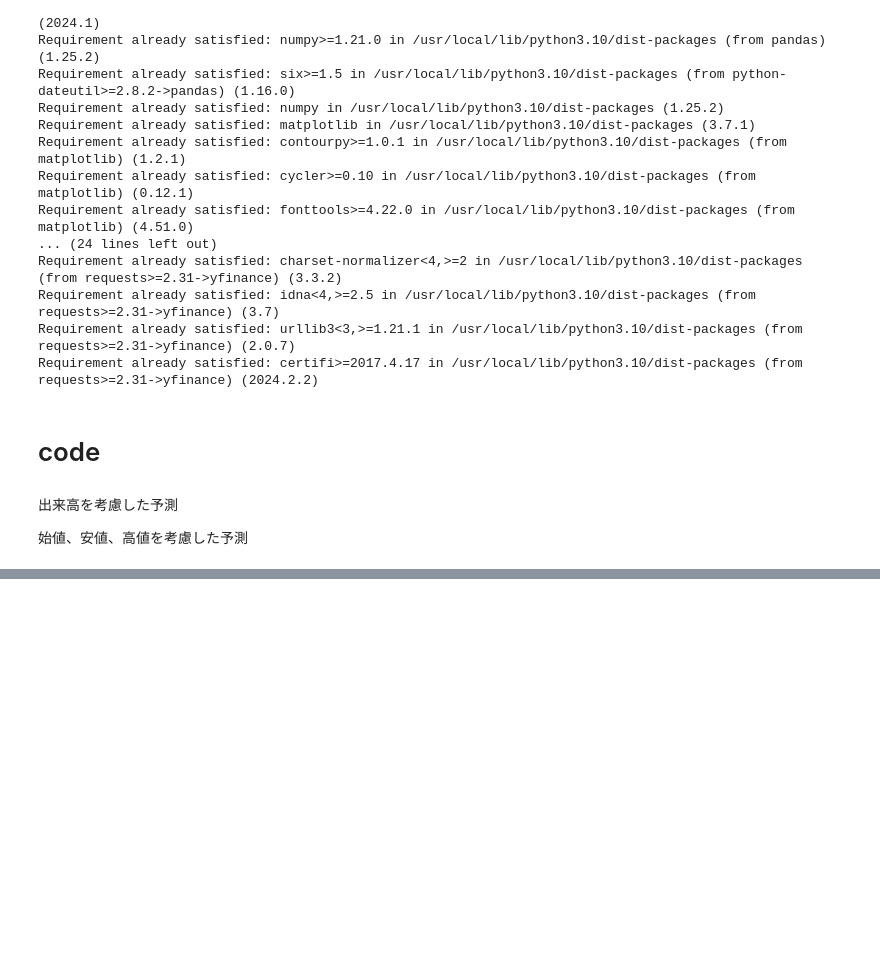
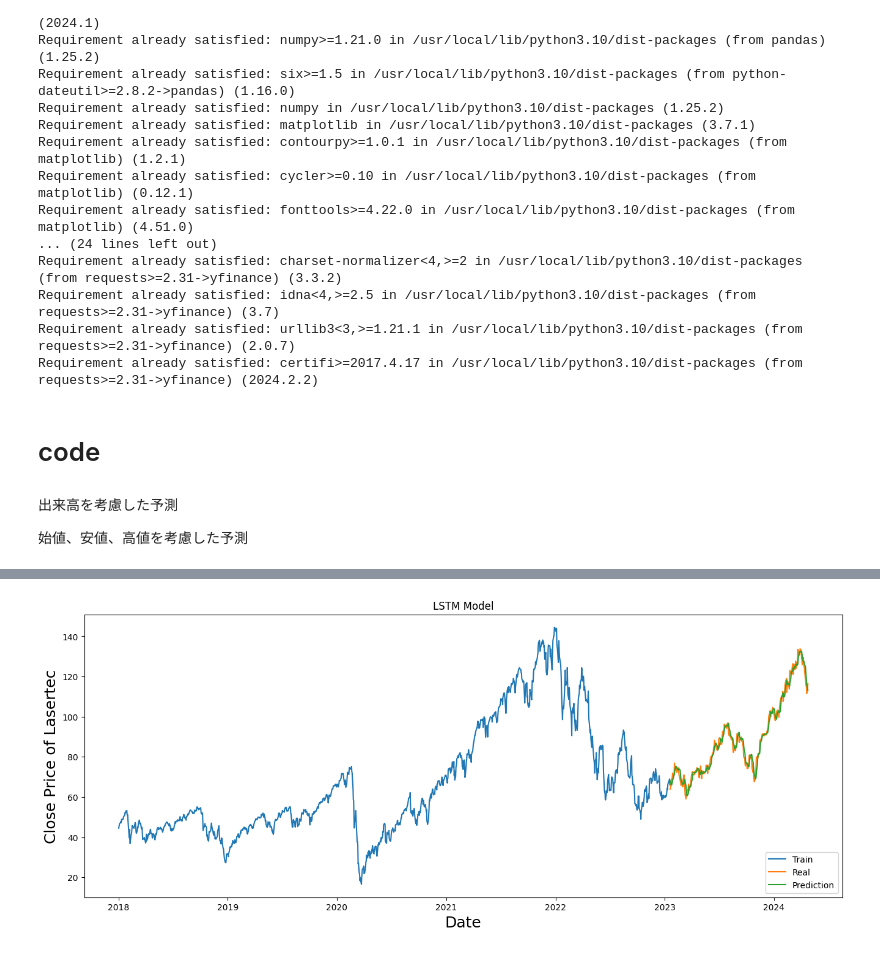
Before and after one commit to kapibara3chi/LSTM_test, a Jupyter notebook: LSTM.ipynb, the cells around one changed output, grey strips where cells are left out. Drawn from its saved outputs; the diff is of its cells as text; code cells hidden in the pictures; blank space fills up the shorter version.

```diff
--- a/LSTM.ipynb
+++ b/LSTM.ipynb
@@ -148,0 +151,98 @@ Test Score: 2622.81 RMSE
+# %%
+import keras
+import pandas as pd
+from datetime import datetime
+import numpy as np
+from matplotlib import style
+import matplotlib.pyplot as plt
+import yfinance as yf
+import warnings
+warnings.filterwarnings('ignore')
+import sys
+
+
+# df = yf.download("6920.T",start='2018-01-01',end = datetime.now(),interval="1d")
+df = yf.download("SPXL",start='2018-01-01',end = datetime.now(),interval="1d")
+print(df.tail())
+
+
+#　Closeコラムのみ抽出
+data = df.filter(["Low"])
+dataset = data.values
+#　データの正規化
+from sklearn.preprocessing import MinMaxScaler
+scaler = MinMaxScaler(feature_range=(0,1))
+scaled_data = scaler.fit_transform(dataset)
+print("scaled_data "*10)
+print(scaled_data)
+
+# データを訓練データと検証データに分割し、7割が訓練用に設定
+training_data_len = int(np.ceil(len(dataset) * 0.8))
+print("training_data_len "*10)
+print(training_data_len)
+
+train_data = scaled_data[0: int(training_data_len), :]
+print("train_data.shape"*10)
+print(train_data.shape)
+
+#訓練データの取得
+x_train = []
+y_train = []
+for i in range(60, len(train_data)):
+    x_train.append(train_data[i-60:i,0])
+    y_train.append(train_data[i,0])
+
+# 訓練データのreshape
+x_train, y_train = np.array(x_train), np.array(y_train)
+x_train = np.reshape(x_train,(x_train.shape[0], x_train.shape[1], 1))
+print("x_train.shape"*10)
+print(x_train.shape)
+
+
+# kerasから必要なライブラリを導入
+from keras.models import Sequential
+from keras.layers import Dense, LSTM
+
+#LSTMモデル構築
+model = Sequential()
+model.add(LSTM(128,return_sequences = True, input_shape=(x_train.shape[1], 1)))
+model.add(LSTM(64, return_sequences = False))
+model.add(Dense(25))
+model.add(Dense(1))
+model.compile(optimizer='adam',loss='mean_squared_error')
+
+#訓練用モデル構築
+model.fit(x_train, y_train, batch_size = 1, epochs =1)
+
+# 検証用データを取得とデータ変換
+test_data = scaled_data[training_data_len - 60: , :]
+x_test = []
+for i in range(60, len(test_data)):
+   x_test.append(test_data[i-60:i,0])
+y_test = dataset[training_data_len:, :]
+
+x_test = np.array(x_test)
+x_test = np.reshape(x_test, (x_test.shape[0], x_test.shape[1],1))
+
+# 予測値の算出
+predictions = model.predict(x_test)
+predictions = scaler.inverse_transform(predictions)
+print(f"次の日の予測株価: {predictions[0, 0]}")
+# RMSEを利用して予測精度を確認
+from sklearn.metrics import mean_squared_error
+test_score = np.sqrt(mean_squared_error(y_test,predictions))
+print('Test Score: %.2f RMSE' % (test_score))
+
+train = data[: training_data_len]
+valid = data[training_data_len:]
+valid['Predictions'] = predictions
+
+plt.figure(figsize = (16,6))
+plt.title('LSTM Model')
+plt.xlabel('Date', fontsize =18)
+plt.ylabel('Close Price of Lasertec', fontsize =18)
+plt.plot(train['Low'])
+plt.plot(valid[['Low','Predictions']])
+plt.legend(['Train','Real','Prediction'], loc='lower right')
+plt.show()
+# %% [output]
@@ -148,0 +267 @@ Test Score: 2622.81 RMSE
+[figure, added]
```
Also changed, not shown: parts of 3 cells of this notebook.
